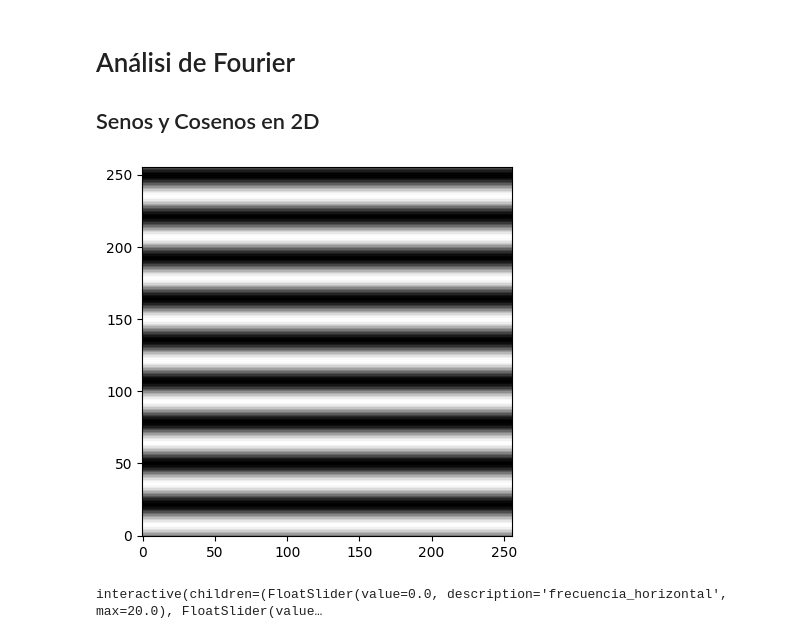
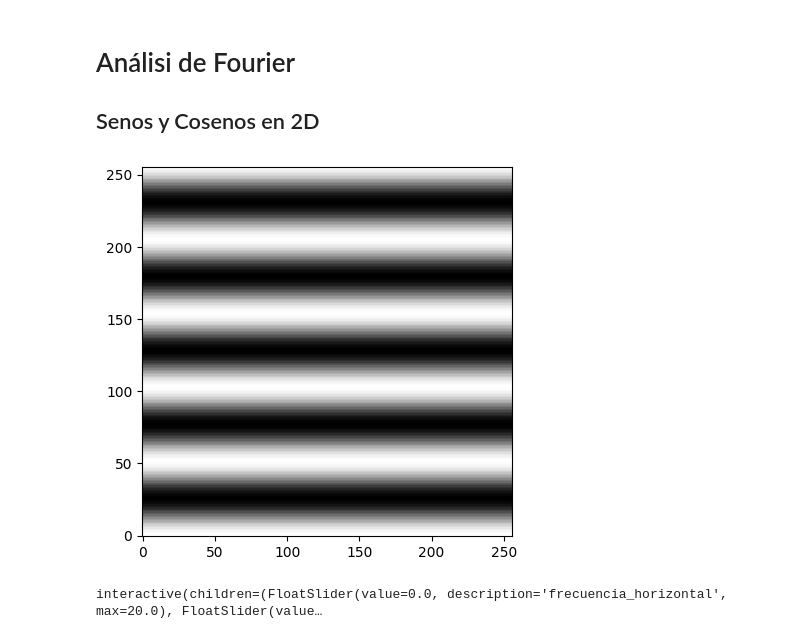
Before and after one commit to rubenhIII/VisionArtificial, a Jupyter notebook: Modulo_05/analisis_fourier.ipynb, the cells around one changed output. Saved outputs shown, nothing was run; the diff lists cells and outputs as text; code cells hidden in the pictures.

```diff
--- a/Modulo_05/analisis_fourier.ipynb
+++ b/Modulo_05/analisis_fourier.ipynb
@@ -12,25 +12,25 @@ from IPython.display import display
 # %%
 def sine2D(N, M, n, m, u, v, A=1):
     return A * np.sin(2*np.pi*((u*n/N) + (v*m/M)))
 def cosine2D(N, M, n, m, u, v, A=1):
     return A * np.cos(2*np.pi*((u*n/N) + (v*m/M)))
 
 def apply_func(func, matrix, u, v):
     N,M = matrix.shape
     mat_aux = np.zeros_like(matrix)
     for n in range(N):
         for m in range(M):
             mat_aux[n,m] = func(N, M, n, m, u, v)
     return (255.0 * ((mat_aux + 1) / 2)).astype(np.uint8)
 
 N,M = (256,256)
 matrix = np.zeros((N,M))
-matrix_sin = apply_func(sine2D, matrix, 9, 0)
+matrix_sin = apply_func(cosine2D, matrix, 5, 0)
 
 plt.imshow(matrix_sin, cmap="gray", interpolation="nearest", origin="lower")
 plt.show()
 # %% [output]
-[figure, old version]
+[figure, new version]
 # %%
 import matplotlib.pyplot as plt
 import ipywidgets as widgets
```
Also changed, not shown: parts of 12 cells of this notebook, 1 other file.
